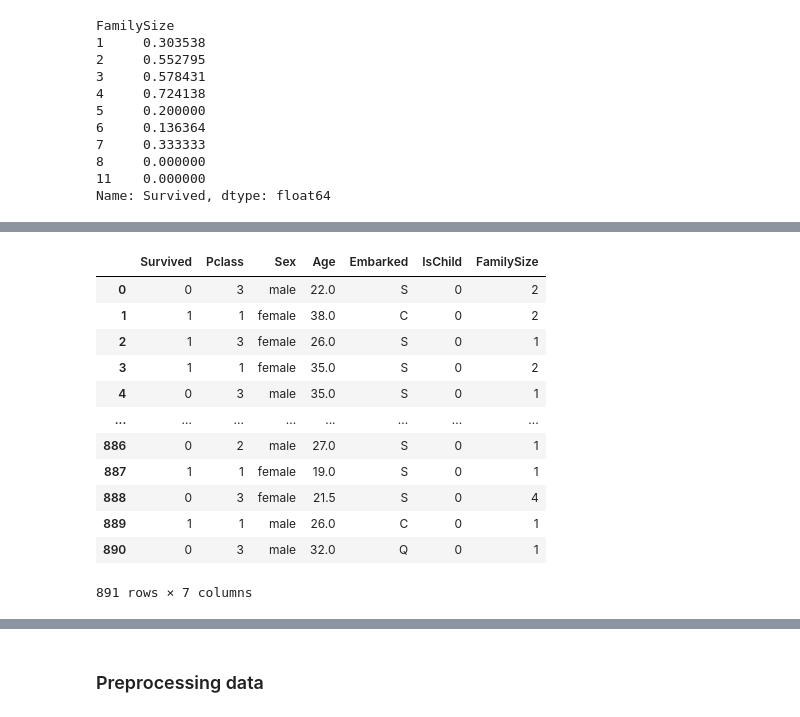
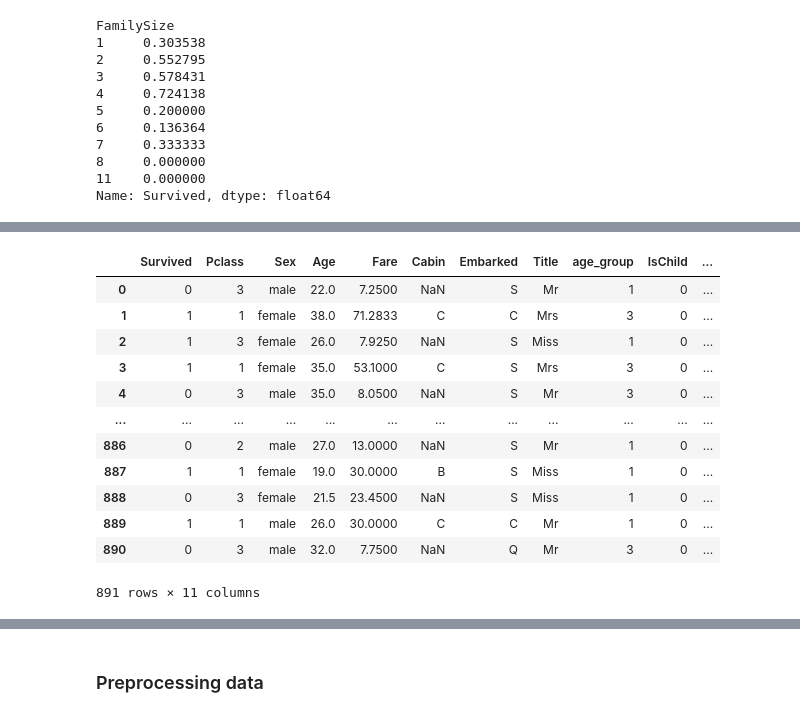
Before and after one commit to AlisaSk/Titanic-Competition, a Jupyter notebook: notebooks/titanic-solution.ipynb, the cells around one changed output, grey strips where cells are left out. Cells and saved outputs as stored; diff of their text form; code cells hidden in the pictures.

```diff
--- a/notebooks/titanic-solution.ipynb
+++ b/notebooks/titanic-solution.ipynb
@@ -131,3 +116,22 @@ sns.histplot(data=df, x='Age', hue='Survived', bins=30, kde=True, alpha=0.5)
 [figure]
 # %%
 df['Age'] = df.groupby(['Pclass', 'Sex'])['Age'].transform(lambda x: x.fillna(x.median()))
+# %%
+df['Title'] = df['Name'].str.extract(r' ([A-Za-z]+)\.', expand=False)
+# let's have only Mrs, Miss, Mr and Mater
+title_mapping = {'Mlle': 'Miss',
+                 'Ms': 'Miss',
+                 'Mme': 'Mrs',
+                 'Major': "Mr",
+                 'Dr': 'Mr',
+                 'Lady': "Miss",
+                 'Rev': "Mr",
+                 'Col': 'Mr',
+                 'Don': 'Master',
+                 'Sir': 'Mr',
+                 'Capt': 'Mr',
+                 'Countess': 'Mr',
+                 'Jonkheer': 'Mr' }
+df['Title'] = df['Title'].replace(title_mapping)
+
+df.groupby("Title")["Survived"].mean()
@@ -134,7 +145,7 @@ df['Age'] = df.groupby(['Pclass', 'Sex'])['Age'].transform(lambda x: x.fillna(x.
 # %%
-bins = [0.42, 7.5, 20, 50, 80.0]
-labels = ["child", "young", "adult", "old"]
-df['age_group'] = pd.cut(df['Age'], bins=bins, labels=labels)
+bins = [0.40, 7.5, 30, 50, 80.0]
+labels = [4, 1, 3, 2]
+df['age_group'] = pd.cut(df['Age'], bins=bins, labels=labels).astype(int)
 survival_by_age = df.groupby('age_group')['Survived'].mean()
-print(survival_by_age)
+df["age_group"].info()
 # %% [output]
@@ -263,0 +262,3 @@ Name: Age, Length: 891, dtype: float64
+# %%
+df["Cabin"] = df["Cabin"].str[0]
+df
@@ -264,17 +284,17 @@ Name: Age, Length: 891, dtype: float64
 # %%
-df = df.drop(columns=['Name', 'Ticket','Fare','Cabin', 'SibSp', 'Parch', "age_group"])
+df = df.drop(columns=['Name', 'Ticket', 'SibSp', 'Parch'])
 df
 # %% [output]
-|  | Survived | Pclass | Sex | Age | Embarked | IsChild | FamilySize |
-| 0 | 0 | 3 | male | 22.0 | S | 0 | 2 |
-| 1 | 1 | 1 | female | 38.0 | C | 0 | 2 |
-| 2 | 1 | 3 | female | 26.0 | S | 0 | 1 |
-| 3 | 1 | 1 | female | 35.0 | S | 0 | 2 |
-| 4 | 0 | 3 | male | 35.0 | S | 0 | 1 |
-| ... | ... | ... | ... | ... | ... | ... | ... |
-| 886 | 0 | 2 | male | 27.0 | S | 0 | 1 |
-| 887 | 1 | 1 | female | 19.0 | S | 0 | 1 |
-| 888 | 0 | 3 | female | 21.5 | S | 0 | 4 |
-| 889 | 1 | 1 | male | 26.0 | C | 0 | 1 |
-| 890 | 0 | 3 | male | 32.0 | Q | 0 | 1 |
+|  | Survived | Pclass | Sex | Age | Fare | Cabin | Embarked | Title | age_group | IsChild | ... |
+| 0 | 0 | 3 | male | 22.0 | 7.2500 | NaN | S | Mr | 1 | 0 | ... |
+| 1 | 1 | 1 | female | 38.0 | 71.2833 | C | C | Mrs | 3 | 0 | ... |
+| 2 | 1 | 3 | female | 26.0 | 7.9250 | NaN | S | Miss | 1 | 0 | ... |
+| 3 | 1 | 1 | female | 35.0 | 53.1000 | C | S | Mrs | 3 | 0 | ... |
+| 4 | 0 | 3 | male | 35.0 | 8.0500 | NaN | S | Mr | 3 | 0 | ... |
+| ... | ... | ... | ... | ... | ... | ... | ... | ... | ... | ... | ... |
+| 886 | 0 | 2 | male | 27.0 | 13.0000 | NaN | S | Mr | 1 | 0 | ... |
+| 887 | 1 | 1 | female | 19.0 | 30.0000 | B | S | Miss | 1 | 0 | ... |
+| 888 | 0 | 3 | female | 21.5 | 23.4500 | NaN | S | Miss | 1 | 0 | ... |
+| 889 | 1 | 1 | male | 26.0 | 30.0000 | C | C | Mr | 1 | 0 | ... |
+| 890 | 0 | 3 | male | 32.0 | 7.7500 | NaN | Q | Mr | 3 | 0 | ... |
-891 rows × 7 columns
+891 rows × 11 columns
```
Also changed, not shown: parts of 27 cells of this notebook, 2 other files.
